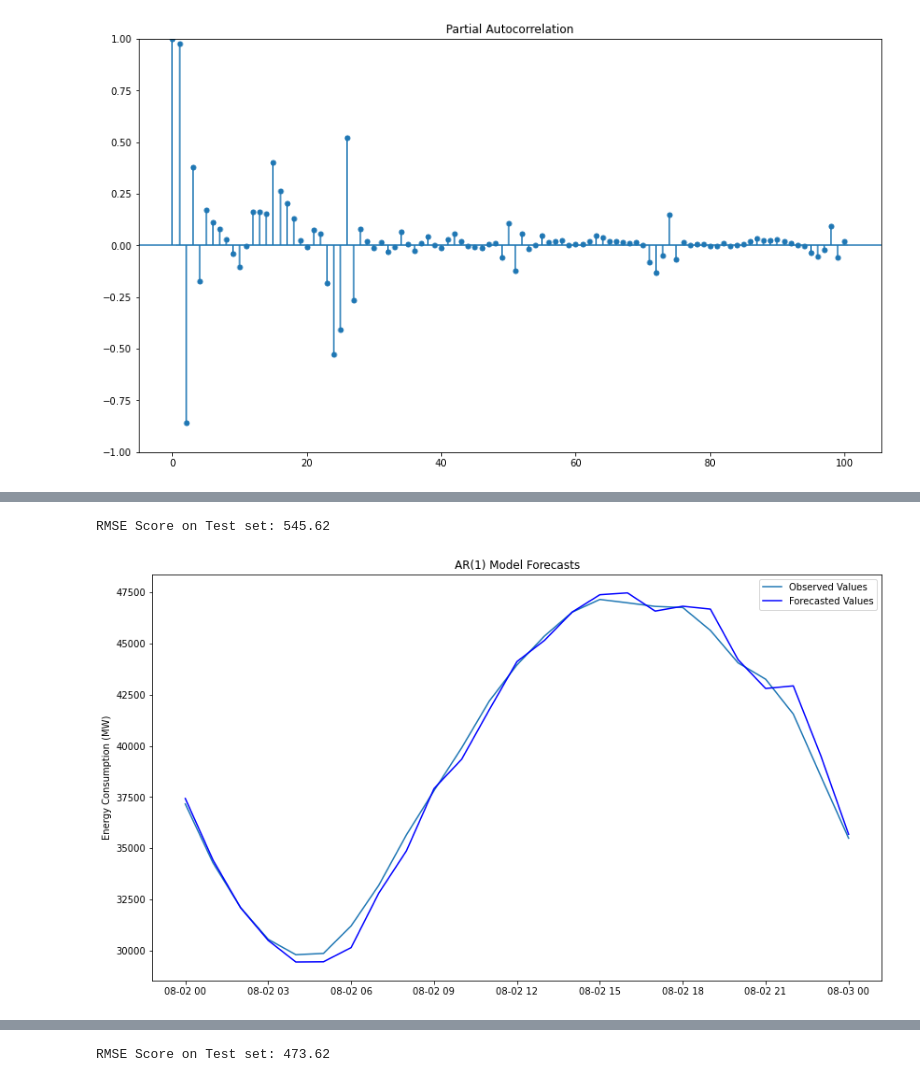
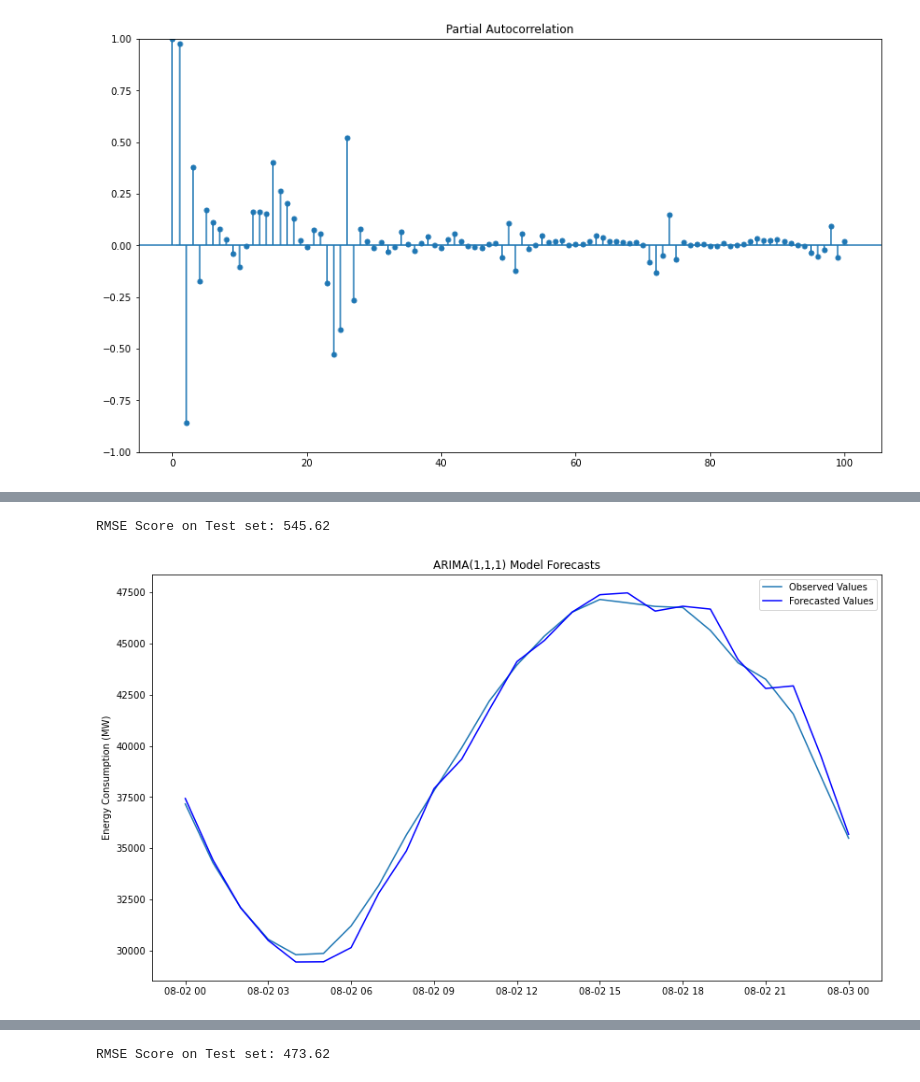
Before and after one commit to Masskadivar/BH-PCMLAI_CAPSTONE-PROJ, a Jupyter notebook: Hourly Energy Consumption.ipynb, the cells around one changed output, grey strips where cells are left out. Saved outputs shown, nothing was run; the diff lists cells and outputs as text; code cells hidden in the pictures.

```diff
--- a/Hourly Energy Consumption.ipynb
+++ b/Hourly Energy Consumption.ipynb
@@ -511,35 +511,35 @@ if train_series.empty or test_series.empty:
     exit()
 
 # Check if train_series and test_series have valid indexes
 if not train_series.index.is_unique or not test_series.index.is_unique:
     print("Error: Non-unique indexes in train_series or test_series")
     exit()
 
 ar_preds = []
 history = train_series.tolist()
 
 for t in range(len(test_series)):
     model = sm_arima.ARIMA(history, order=(1, 1, 1))
     model_fit = model.fit()
     output = model_fit.forecast(steps=1)  # Specify the number of steps to forecast
     ar_preds.append(output[0])  # Access the forecasted value directly
     history.append(test_series.iloc[t])  # Use iloc for indexing
 
 ar_pred_series = pd.Series(ar_preds, index=test_series.index)
 
 score = np.sqrt(mean_squared_error(ar_pred_series, test_series))
 print(f'RMSE Score on Test set: {score:0.2f}')
 
 fig, ax = plt.subplots(figsize=(14, 8))
 plt.plot(test_series, label='Observed Values')
 plt.plot(ar_pred_series, color='blue', label='Forecasted Values')
 plt.legend()
-plt.title('AR(1) Model Forecasts')
+plt.title('ARIMA(1,1,1) Model Forecasts')
 plt.ylabel('Energy Consumption (MW)')
 plt.show()
 # %% [output]
 RMSE Score on Test set: 545.62
-[figure, old version]
+[figure, new version]
 # %%
 # ARIMA(2, 1, 2) model
 
```
Also changed, not shown: parts of 7 cells of this notebook, 39 other files.
